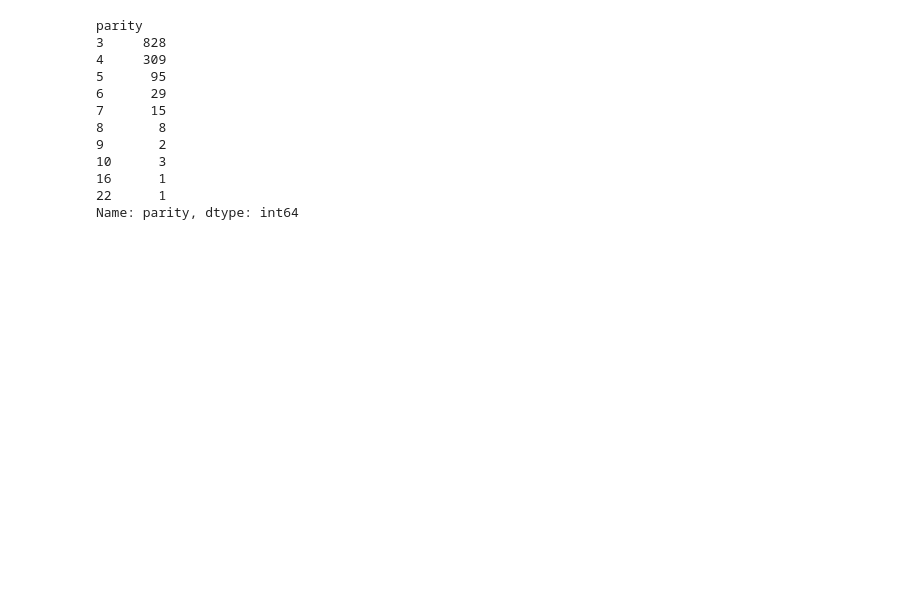
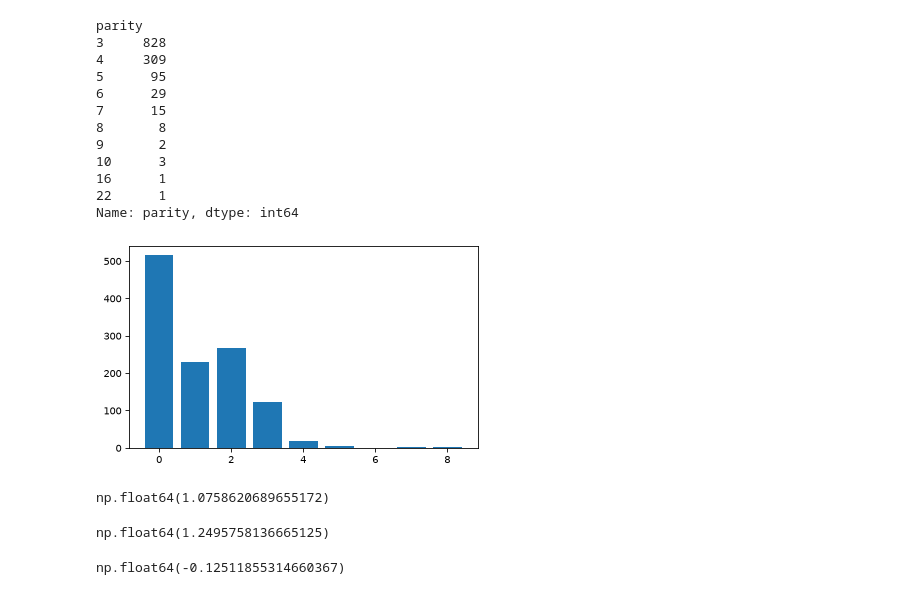
Before and after one commit to acsiuc/think-stats, a Jupyter notebook: notebooks/chapter-02.ipynb, the cells around one changed output. Saved outputs shown, nothing was run; the diff lists cells and outputs as text; code cells hidden in the pictures; blank space fills up the shorter version.

Commit message:
exercise 2.3(explanations pending): compare the mean parity for low and high income, plot frequency bar for high income

```diff
--- a/notebooks/chapter-02.ipynb
+++ b/notebooks/chapter-02.ipynb
@@ -263,3 +263,27 @@ parity
 16      1
 22      1
 Name: parity, dtype: int64
+# %%
+#EXERCISE 2.3
+
+high_income = resp.query('totincr == 14')
+other_income = resp.query('totincr != 14')
+ftab_high_income = FreqTab.from_seq(high_income['parity'], name = 'high income births')
+
+ftab_high_income.bar()
+# %% [output]
+[figure, added]
+# %%
+mean_parity_high = high_income['parity'].mean()
+mean_parity_high
+# %% [output]
+np.float64(1.0758620689655172)
+# %%
+mean_parity_low = other_income['parity'].mean()
+mean_parity_low
+# %% [output]
+np.float64(1.2495758136665125)
+# %%
+cohen_effect_size(high_income['parity'], other_income['parity'])
+# %% [output]
+np.float64(-0.12511855314660367)
```
Also changed, not shown: 1 other file.
